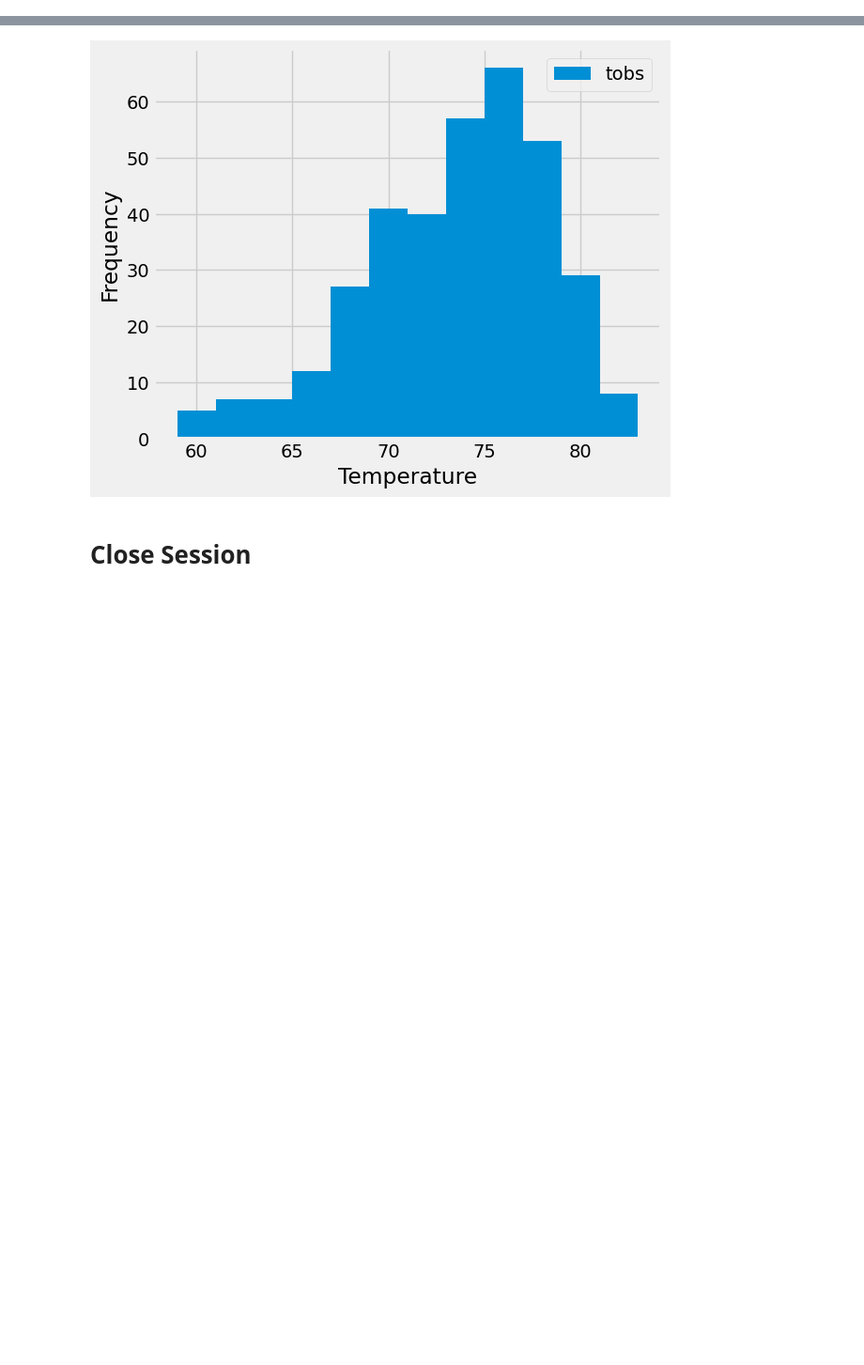
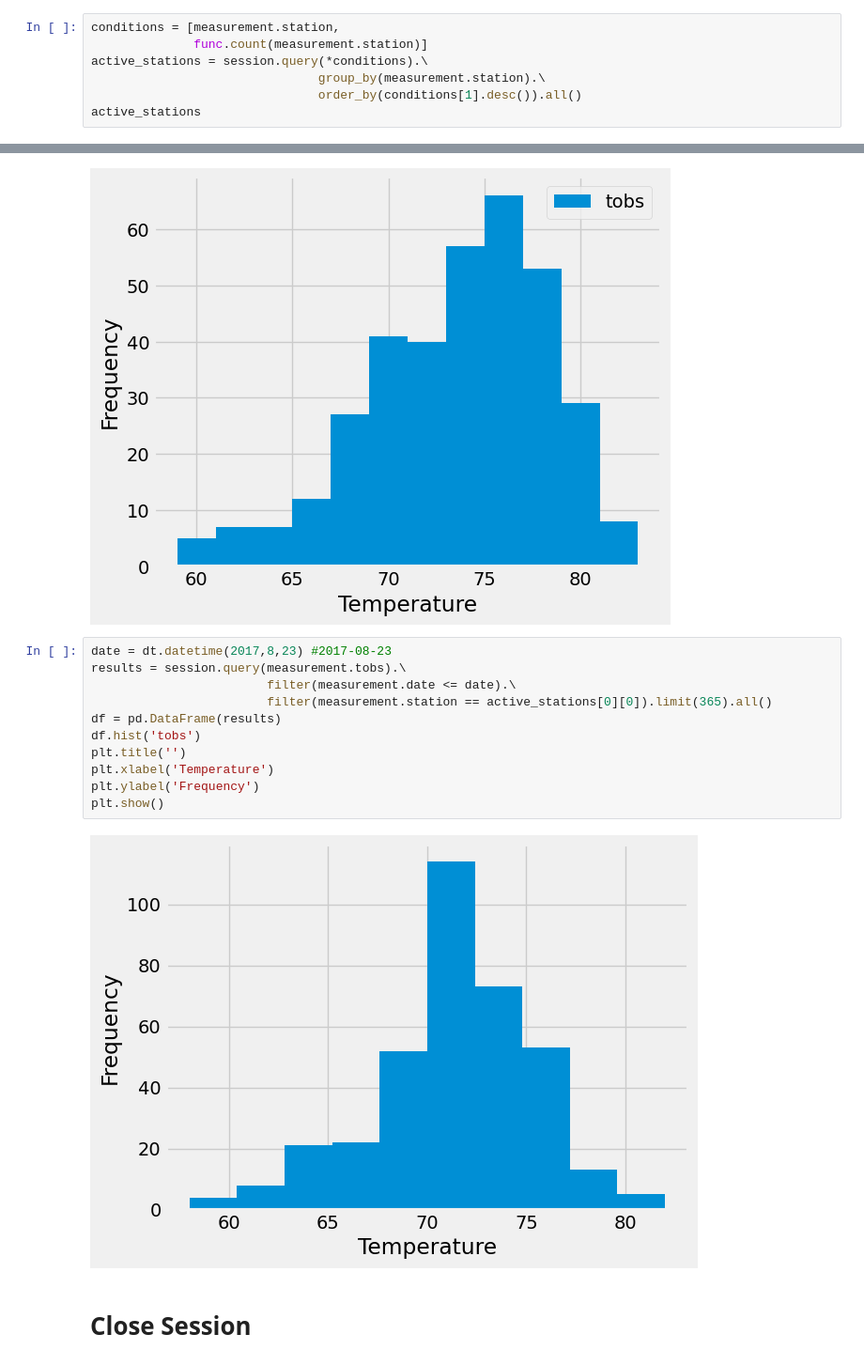
Before and after one commit to marcianaduran/sqlalchemy-challenge, a Jupyter notebook: SurfsUp/climate_starter.ipynb, the cells around one changed output, grey strips where cells are left out. Shown at 94% size. Cells and saved outputs as stored; diff of their text form; blank space fills up the shorter version.

```diff
--- a/SurfsUp/climate_starter.ipynb
+++ b/SurfsUp/climate_starter.ipynb
@@ -95,3 +104,10 @@ df.plot("date","precipitation")
  ('USC00511918', 1979),
  ('USC00517948', 1372),
  ('USC00518838', 511)]
+# %%
+conditions = [measurement.station,
+              func.count(measurement.station)]
+active_stations = session.query(*conditions).\
+                               group_by(measurement.station).\
+                               order_by(conditions[1].desc()).all()
+active_stations
@@ -105,6 +140,19 @@ df.plot("date","precipitation")
 # %% [output]
 Text(0.5, 4.183333333333314, 'Temperature')
 [figure]
+# %%
+date = dt.datetime(2017,8,23) #2017-08-23
+results = session.query(measurement.tobs).\
+                        filter(measurement.date <= date).\
+                        filter(measurement.station == active_stations[0][0]).limit(365).all()
+df = pd.DataFrame(results)
+df.hist('tobs')
+plt.title('')
+plt.xlabel('Temperature')
+plt.ylabel('Frequency')
+plt.show()
+# %% [output]
+[figure, added]
 # %% [markdown]
 # Close Session
 # %%
```
Also changed, not shown: parts of 8 cells of this notebook, 1 other file.
